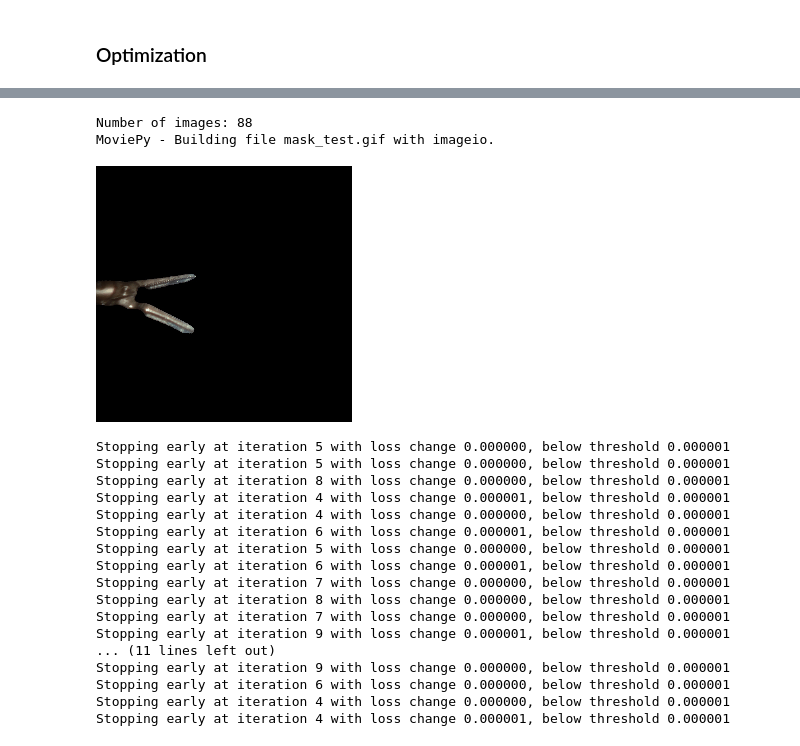
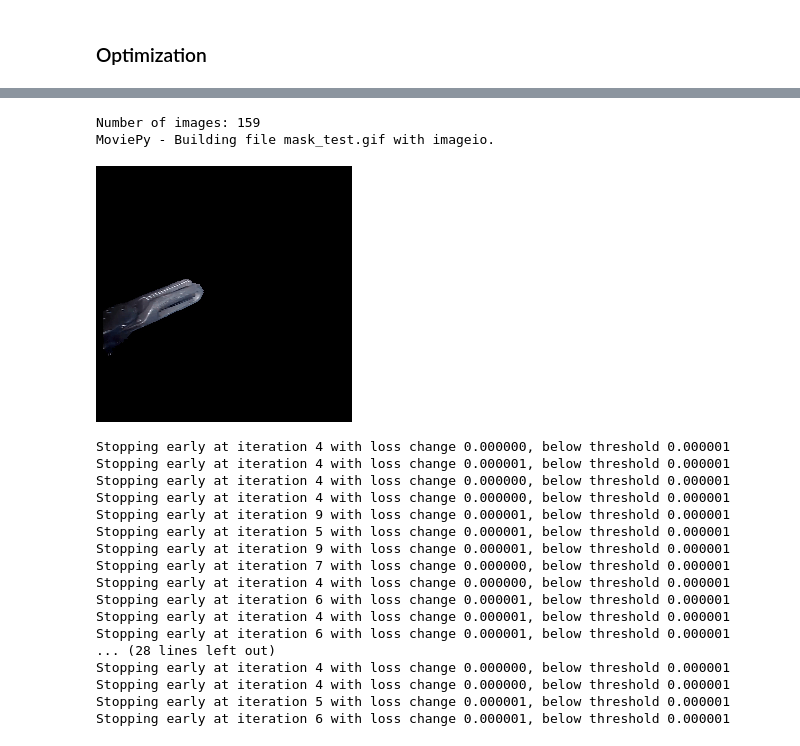
Before and after one commit to JuoTungChen/drrobot_surgical, a Jupyter notebook: notebooks/pose_reconstruction_online_new.ipynb, the cells around one changed output, grey strips where cells are left out. Saved outputs shown, nothing was run; the diff lists cells and outputs as text; code cells hidden in the pictures.

```diff
--- a/notebooks/pose_reconstruction_online_new.ipynb
+++ b/notebooks/pose_reconstruction_online_new.ipynb
@@ -586,33 +614,36 @@ subplot.axis('off')
 # %%
 ## ------ Iterate through the video ------ ##
 
 # Path to the folder containing images
-image_folder = "/home/iulian/chole_ws/src/sam2/data/tissue_75/segment_results/"
+image_folder = "/home/iulian/chole_ws/src/sam2/data/simple_chole/segment_results_simple/"
+# image_folder = "/home/iulian/chole_ws/src/sam2/data/tissue_75/segment_results/"
 
 # Count the number of files and prepare the image list
 imgs = []
 image_num = count_files(image_folder)
 for i in range(int(image_num)):
     img_path = os.path.join(image_folder, f"frame_{i}_id_1.jpg")
     img = Image.open(img_path)
     # img = np.array(img)[:540, :540]
 
     img = torch.tensor(np.array(img) / 255.0).permute(2, 0, 1).float().to("cuda")  # Normalized [0, 1]
     img = pad_to_match_aspect(img, 1.0)
 
     img = F.interpolate(img.unsqueeze(0), size=(256,256), mode='bilinear', align_corners=False).squeeze(0)
     imgs.append(img)
 
 # Check number of images
 print("Number of images:", len(imgs))
 
 make_video(imgs, filename="mask_test")
 
 IPImage(filename="mask_test.gif")
+# plt.imshow(imgs[30].permute(1,2,0).detach().cpu().numpy())
+# plt.axis('off')
 # %% [output]
-Number of images: 88
+Number of images: 159
 MoviePy - Building file mask_test.gif with imageio.
-[figure, old version]
+[figure, new version]
 # %%
 
 
@@ -757,8 +788,8 @@ num_iterations = 10
 # rotation_lr = 1
 # translation_lr = 3e-5
 
-joint_pose_lr = 8e-4
-translation_lr = 5e-5
+joint_pose_lr = 5e-4
+translation_lr = 2e-5
 # Initialize the optimizer with parameter groups
 # optimizer = torch.optim.Adam([
 #     {"params": joint_pose_result, "lr": joint_pose_lr},
@@ -790,23 +821,23 @@ for img in imgs:
 # print("Final joint pose:", joint_pose_result)
 # print("Final camera transform:", world_view_transform_result)
 # %% [output]
-Stopping early at iteration 5 with loss change 0.000000, below threshold 0.000001
-Stopping early at iteration 5 with loss change 0.000000, below threshold 0.000001
-Stopping early at iteration 8 with loss change 0.000000, below threshold 0.000001
+Stopping early at iteration 4 with loss change 0.000000, below threshold 0.000001
 Stopping early at iteration 4 with loss change 0.000001, below threshold 0.000001
 Stopping early at iteration 4 with loss change 0.000000, below threshold 0.000001
+Stopping early at iteration 4 with loss change 0.000000, below threshold 0.000001
+Stopping early at iteration 9 with loss change 0.000001, below threshold 0.000001
+Stopping early at iteration 5 with loss change 0.000001, below threshold 0.000001
+Stopping early at iteration 9 with loss change 0.000001, below threshold 0.000001
+Stopping early at iteration 7 with loss change 0.000000, below threshold 0.000001
+Stopping early at iteration 4 with loss change 0.000000, below threshold 0.000001
 Stopping early at iteration 6 with loss change 0.000001, below threshold 0.000001
-Stopping early at iteration 5 with loss change 0.000000, below threshold 0.000001
+Stopping early at iteration 4 with loss change 0.000001, below threshold 0.000001
 Stopping early at iteration 6 with loss change 0.000001, below threshold 0.000001
-Stopping early at iteration 7 with loss change 0.000000, below threshold 0.000001
-Stopping early at iteration 8 with loss change 0.000000, below threshold 0.000001
-Stopping early at iteration 7 with loss change 0.000000, below threshold 0.000001
-Stopping early at iteration 9 with loss change 0.000001, below threshold 0.000001
-... (11 lines left out)
-Stopping early at iteration 9 with loss change 0.000000, below threshold 0.000001
-Stopping early at iteration 6 with loss change 0.000000, below threshold 0.000001
+... (28 lines left out)
 Stopping early at iteration 4 with loss change 0.000000, below threshold 0.000001
-Stopping early at iteration 4 with loss change 0.000001, below threshold 0.000001
+Stopping early at iteration 4 with loss change 0.000000, below threshold 0.000001
+Stopping early at iteration 5 with loss change 0.000001, below threshold 0.000001
+Stopping early at iteration 6 with loss change 0.000001, below threshold 0.000001
 # %%
 ## ------ Save the video ------ ##
 make_video(videos, "tracking_sequence_test")
```
Also changed, not shown: parts of 15 cells of this notebook.
